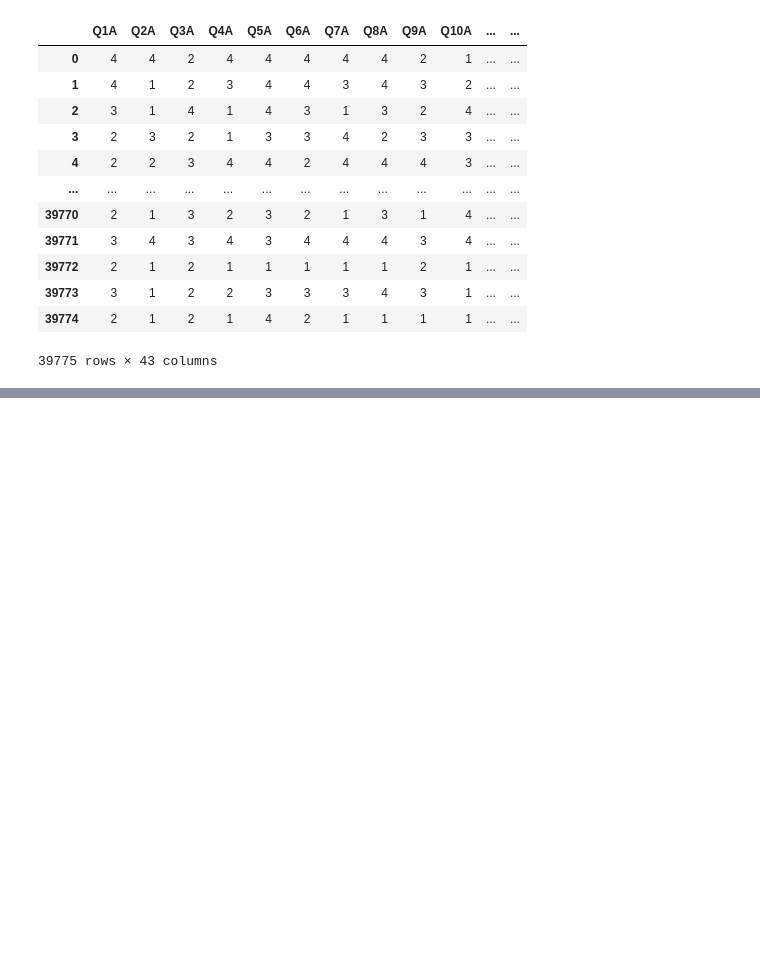
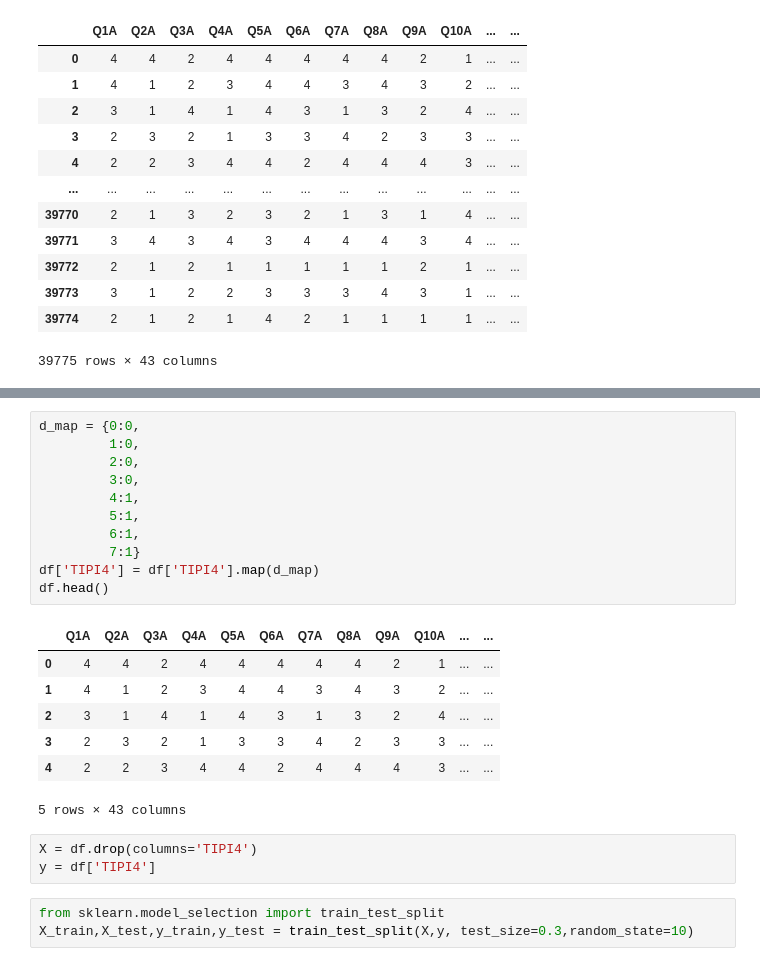
Before and after one commit to jaciahr/SwampHacks2022, a Jupyter notebook: SwampHacks2022(up).ipynb, the cells around one changed output, grey strips where cells are left out. Cells and saved outputs as stored; diff of their text form; blank space fills up the shorter version.

```diff
--- a/SwampHacks2022(up).ipynb
+++ b/SwampHacks2022(up).ipynb
@@ -154,0 +108,25 @@ NameError: name 'name' is not defined
+# %%
+d_map = {0:0,
+         1:0,
+         2:0,
+         3:0,
+         4:1,
+         5:1,
+         6:1,
+         7:1}
+df['TIPI4'] = df['TIPI4'].map(d_map)
+df.head()
+# %% [output]
+|  | Q1A | Q2A | Q3A | Q4A | Q5A | Q6A | Q7A | Q8A | Q9A | Q10A | ... | ... |
+| 0 | 4 | 4 | 2 | 4 | 4 | 4 | 4 | 4 | 2 | 1 | ... | ... |
+| 1 | 4 | 1 | 2 | 3 | 4 | 4 | 3 | 4 | 3 | 2 | ... | ... |
+| 2 | 3 | 1 | 4 | 1 | 4 | 3 | 1 | 3 | 2 | 4 | ... | ... |
+| 3 | 2 | 3 | 2 | 1 | 3 | 3 | 4 | 2 | 3 | 3 | ... | ... |
+| 4 | 2 | 2 | 3 | 4 | 4 | 2 | 4 | 4 | 4 | 3 | ... | ... |
+5 rows × 43 columns
+# %%
+X = df.drop(columns='TIPI4')
+y = df['TIPI4']
+# %%
+from sklearn.model_selection import train_test_split
+X_train,X_test,y_train,y_test = train_test_split(X,y, test_size=0.3,random_state=10)
```
Also changed, not shown: parts of 16 cells of this notebook.
